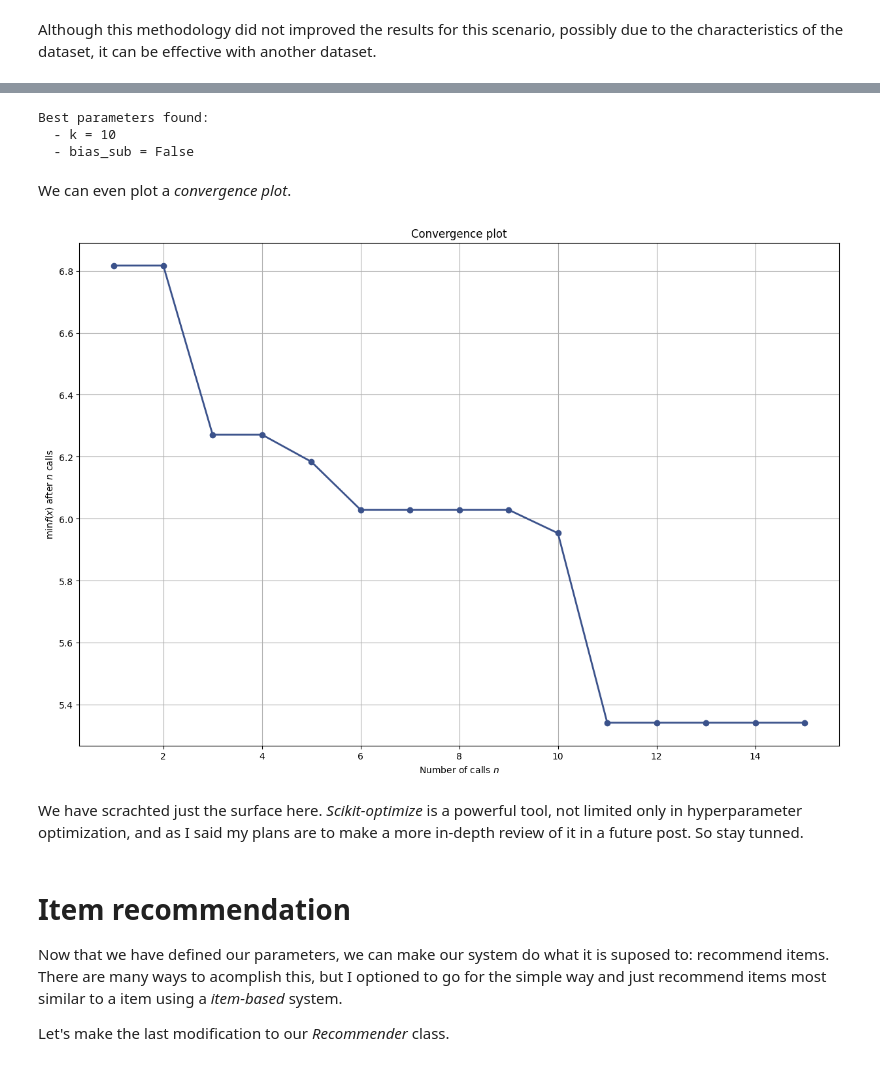
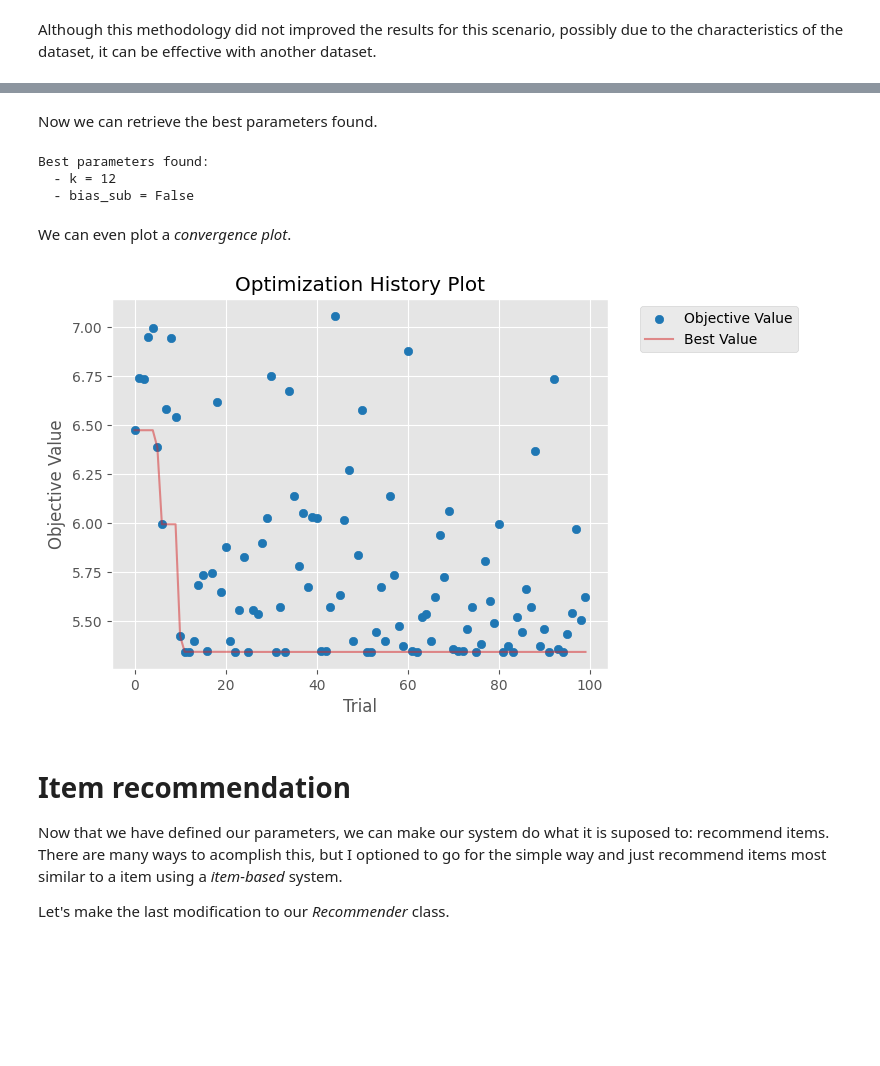
Before and after one commit to TheCamilovisk/DataScienceMiniProjects, a Jupyter notebook: RecommenderSystems/CollaborativeFilteringMemoryBased.ipynb, the cells around one changed output, grey strips where cells are left out. Drawn from its saved outputs; the diff is of its cells as text; code cells hidden in the pictures; blank space fills up the shorter version.

Commit message:
Replacing scikit-optimize for Optuna in the RecommenderSystem project

```diff
--- a/RecommenderSystems/CollaborativeFilteringMemoryBased.ipynb
+++ b/RecommenderSystems/CollaborativeFilteringMemoryBased.ipynb
@@ -577,0 +511,4 @@ Now we can retrieve the best parameters found.
+# %%
+study = optuna.create_study(direction="minimize")
+# Here the parameter search effectively begins.
+study.optimize(objective, n_trials=100)
@@ -578,20 +533,22 @@ Now we can retrieve the best parameters found.
+# %% [markdown]
+Now we can retrieve the best parameters found.
 # %%
+best_k = study.best_params["k"]
+best_bias_sub = study.best_params["bias_sub"]
+
 print("Best parameters found:")
-print(f"  - k = {res_gp.x[0]}")
-print(f"  - bias_sub = {res_gp.x[1]}")
+print(f"  - k = {best_k}")
+print(f"  - bias_sub = {best_bias_sub}")
 # %% [output]
 Best parameters found:
-  - k = 10
+  - k = 12
   - bias_sub = False
 # %% [markdown]
 We can even plot a *convergence plot*.
-# %%
-plt.figure(figsize=(15, 10))
-plot_convergence(res_gp, );
-# %% [output]
-[figure, removed]
-# %% [markdown]
-We have scrachted just the surface here. *Scikit-optimize* is a powerful tool, not limited only in hyperparameter optimization, and as I said my plans are to make a more in-depth review of it in a future post. So stay tunned.
+# %%
+optuna.visualization.matplotlib.plot_optimization_history(study);
+# %% [output]
+[figure, added]
 # %% [markdown]
 # Item recommendation
 
```
Also changed, not shown: parts of 14 cells of this notebook, 1 other file.
